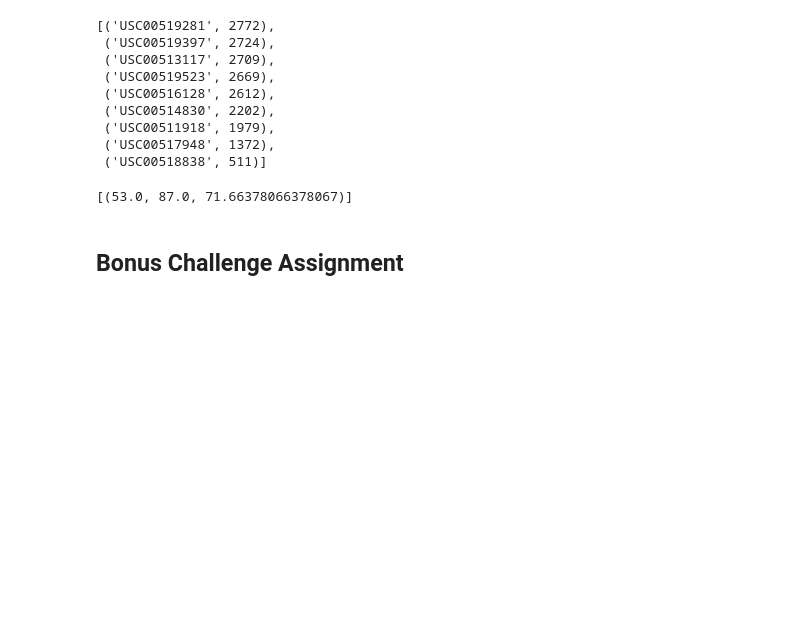
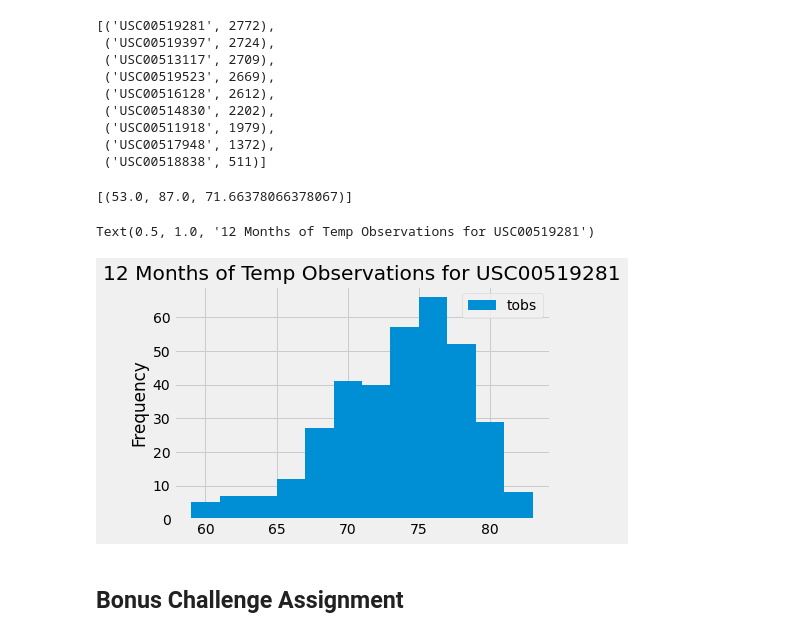
Before and after one commit to jshabow/sqlalchemy-challenge, a Jupyter notebook: climate_starter.ipynb, the cells around one changed output. Drawn from its saved outputs; the diff is of its cells as text; code cells hidden in the pictures; blank space fills up the shorter version.

```diff
--- a/climate_starter.ipynb
+++ b/climate_starter.ipynb
@@ -106,6 +106,17 @@ most_active.all()
 # %%
 # Choose the station with the highest number of temperature observations.
 # Query the last 12 months of temperature observation data for this station and plot the results as a histogram
+USC00519281 = session.query(measurement.date, measurement.tobs).\
+            filter(measurement.station == 'USC00519281').\
+            filter(measurement.date > '2016-08-23').all()
+USC00519281
+
+USC00519281_df = pd.DataFrame(USC00519281)
+USC00519281_df.plot(kind='hist', bins=12)
+plt.title('12 Months of Temp Observations for USC00519281'==
+# %% [output]
+Text(0.5, 1.0, '12 Months of Temp Observations for USC00519281')
+[figure, added]
 # %% [markdown]
 ## Bonus Challenge Assignment
 # %%
```
Also changed, not shown: 3 other files.
